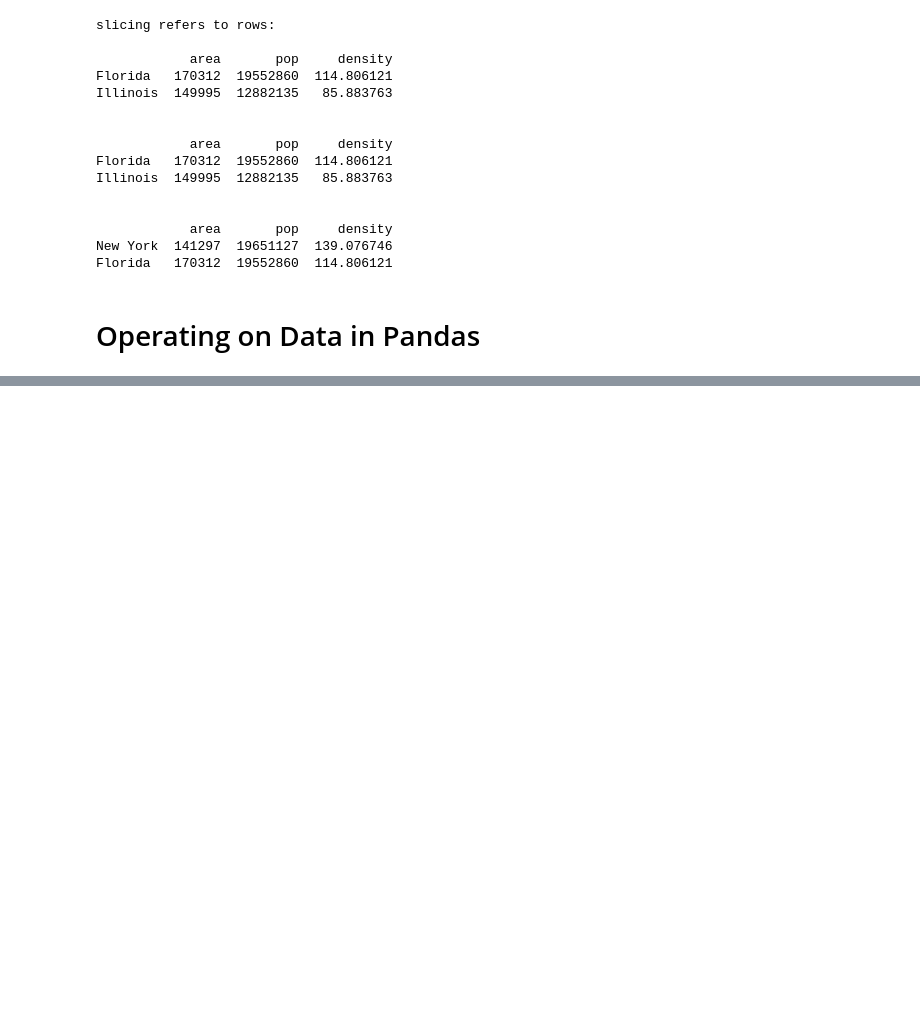
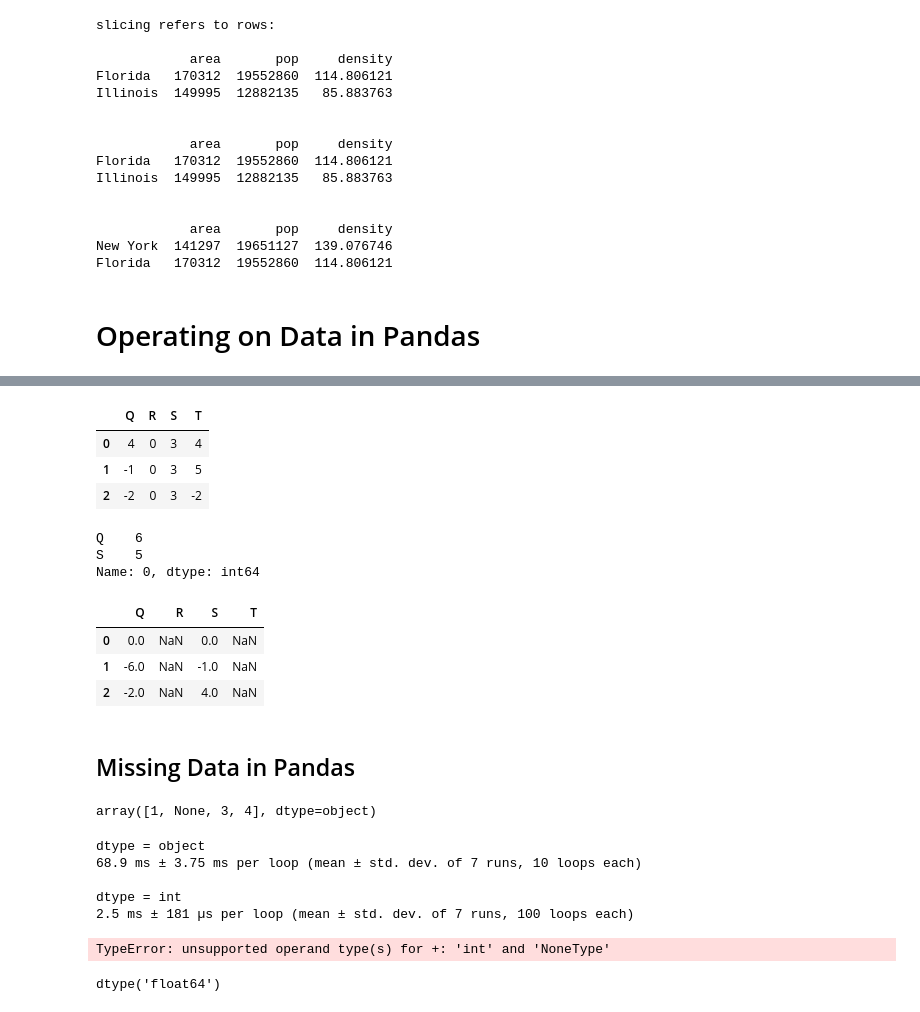
Before and after one commit to LuanDaSilva/PythonDS, a Jupyter notebook: Pandas Tutorial.ipynb, the cells around one changed output, grey strips where cells are left out. Saved outputs shown, nothing was run; the diff lists cells and outputs as text; code cells hidden in the pictures; blank space fills up the shorter version.

Commit message:
Added more sections to Pandas chapter

```diff
--- a/Pandas Tutorial.ipynb
+++ b/Pandas Tutorial.ipynb
@@ -525,0 +669,48 @@ Florida   170312  19552860  114.806121
+# %%
+df.subtract(df['R'], axis=0)
+# %% [output]
+|  | Q | R | S | T |
+| 0 | 4 | 0 | 3 | 4 |
+| 1 | -1 | 0 | 3 | 5 |
+| 2 | -2 | 0 | 3 | -2 |
+# %%
+halfrow = df.iloc[0, ::2]
+halfrow
+# %% [output]
+Q    6
+S    5
+Name: 0, dtype: int64
+# %%
+df - halfrow
+# %% [output]
+|  | Q | R | S | T |
+| 0 | 0.0 | NaN | 0.0 | NaN |
+| 1 | -6.0 | NaN | -1.0 | NaN |
+| 2 | -2.0 | NaN | 4.0 | NaN |
+# %% [markdown]
+## Missing Data in Pandas
+# %%
+vals1 = np.array([1, None, 3, 4])
+vals1
+# %% [output]
+array([1, None, 3, 4], dtype=object)
+# %%
+for dtype in ['object', 'int']:
+    print("dtype =", dtype)
+    %timeit np.arange(1E6, dtype=dtype).sum()
+    print()
+# %% [output]
+dtype = object
+68.9 ms ± 3.75 ms per loop (mean ± std. dev. of 7 runs, 10 loops each)
+
+dtype = int
+2.5 ms ± 181 µs per loop (mean ± std. dev. of 7 runs, 100 loops each)
+# %%
+vals1.sum()
+# %% [output]
+TypeError: unsupported operand type(s) for +: 'int' and 'NoneType'
+# %%
+vals2 = np.array([1,np.nan,3,4])
+vals2.dtype
+# %% [output]
+dtype('float64')
```
Also changed, not shown: parts of 29 cells of this notebook.
